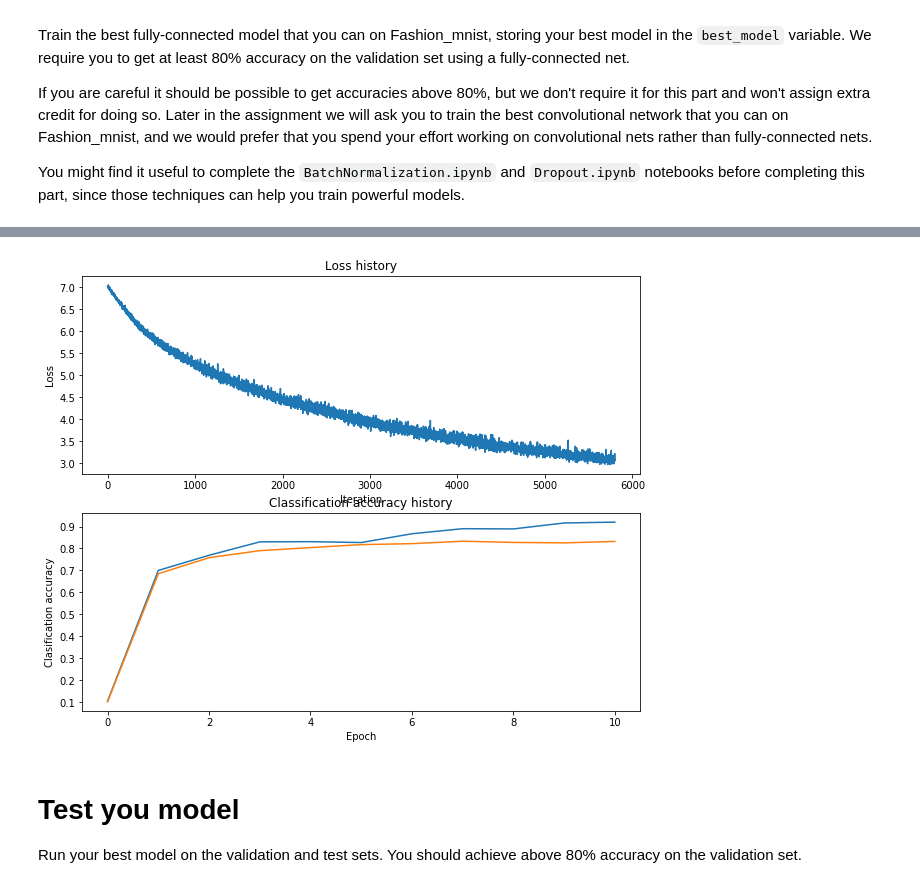
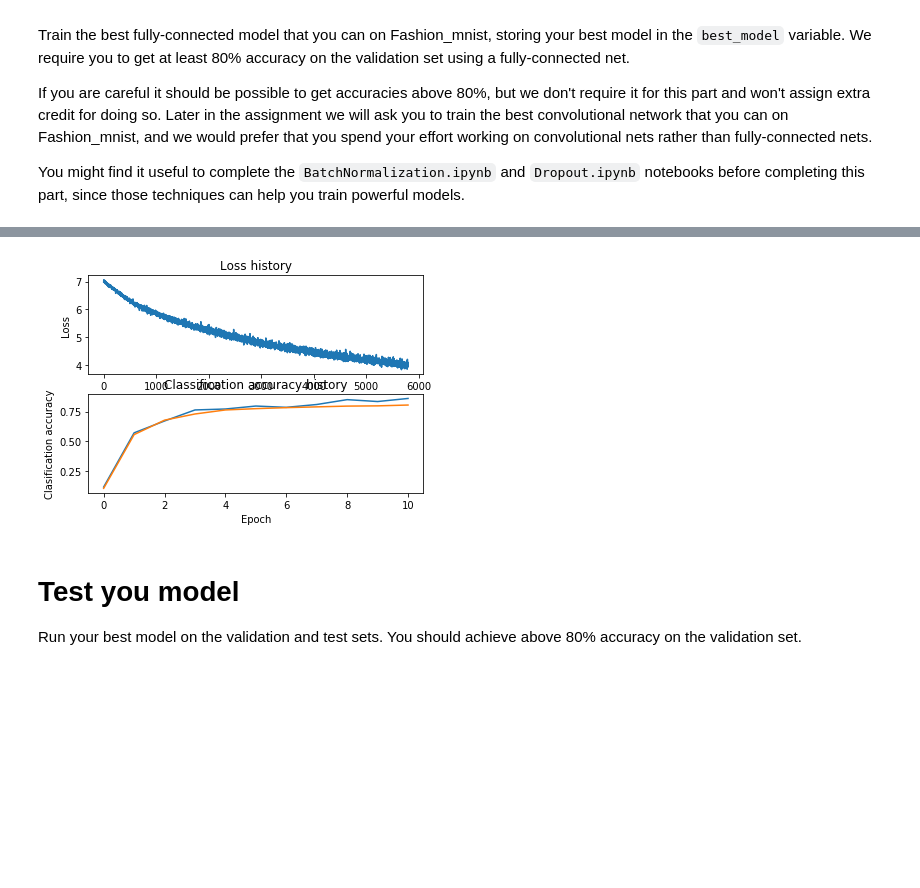
Before and after one commit to TimerChen/MS325_Assignment2, a Jupyter notebook: FullyConnectedNets.ipynb, the cells around one changed output, grey strips where cells are left out. Cells and saved outputs as stored; diff of their text form; code cells hidden in the pictures; blank space fills up the shorter version.

```diff
--- a/FullyConnectedNets.ipynb
+++ b/FullyConnectedNets.ipynb
@@ -792,7 +794,7 @@ y_val= data['y_val']
 X_test= data['X_test']
 y_test= data['y_test']
 
-learning_rate = 2e-5
+learning_rate = 1e-5
 weight_scale = 4e-2
 model = FullyConnectedNet([600, 500, 400, 300, 200, 100],
                 weight_scale=weight_scale, dtype=np.float64,
@@ -852,4 +854,4 @@ test acc: 0.807800
-[figure, old version]
+[figure, new version]
 # %% [markdown]
 # Test you model
 Run your best model on the validation and test sets. You should achieve above 80% accuracy on the validation set.
```
Also changed, not shown: parts of 17 cells of this notebook, 2 other files.
